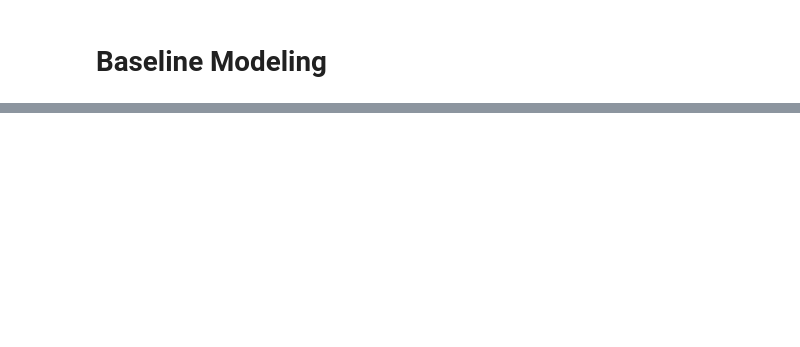
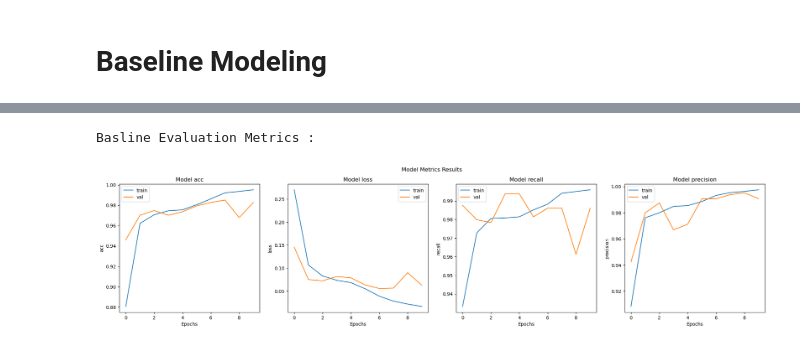
Before and after one commit to Dmvinedata/Image_Classification_P4, a Jupyter notebook: notebook.ipynb, the cells around one changed output, grey strips where cells are left out. Cells and saved outputs as stored; diff of their text form; code cells hidden in the pictures; blank space fills up the shorter version.

```diff
--- a/notebook.ipynb
+++ b/notebook.ipynb
@@ -483,0 +635,6 @@ Test Loss: 0.6974759101867676
+# %%
+print("Basline Evaluation Metrics :\n")
+eval_metrics(history)
+# %% [output]
+Basline Evaluation Metrics :
+[figure, added]
```
Also changed, not shown: parts of 67 cells of this notebook.
